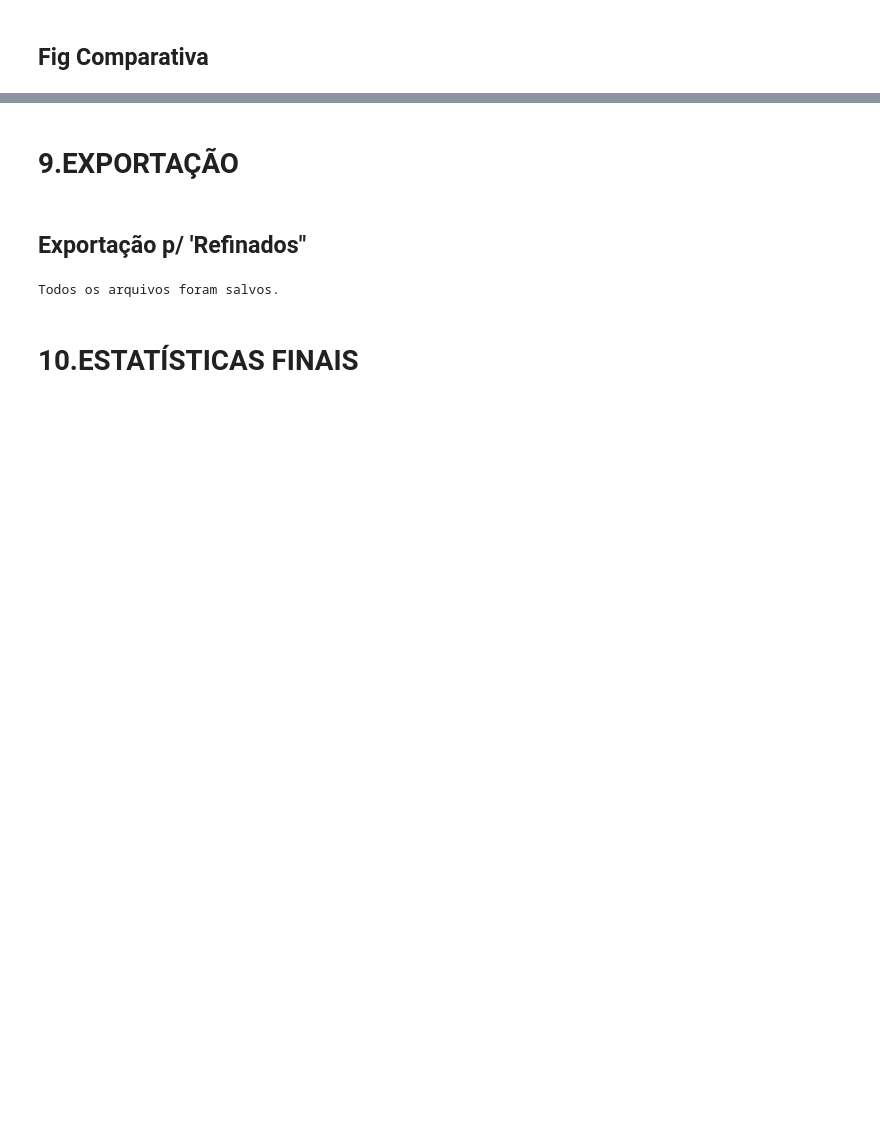
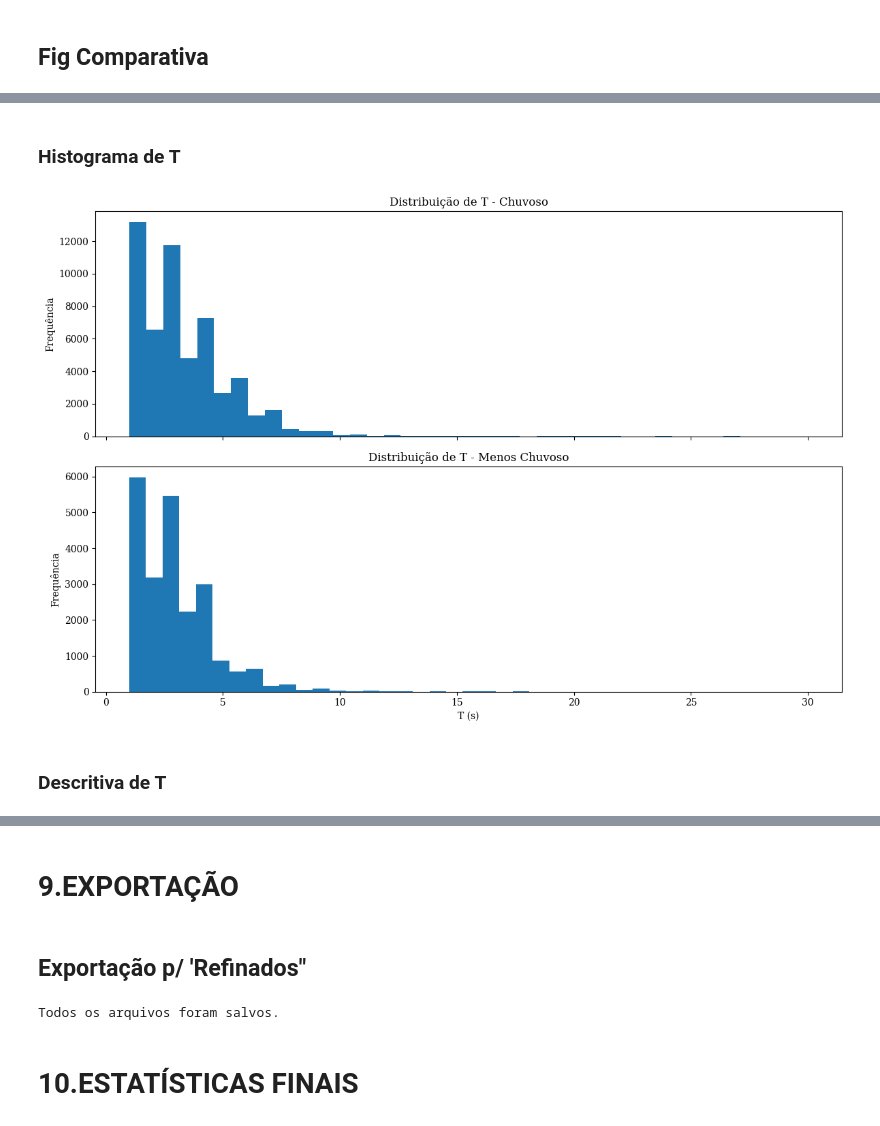
Before and after one commit to zydanne-costa/Ondas_ADCP_SCO_Mar_Nov_2025, a Jupyter notebook: main_strk.ipynb, the cells around one changed output, grey strips where cells are left out. Saved outputs shown, nothing was run; the diff lists cells and outputs as text; code cells hidden in the pictures; blank space fills up the shorter version.

```diff
--- a/main_strk.ipynb
+++ b/main_strk.ipynb
@@ -1231,0 +1499,55 @@ plt.show()
+# %% [markdown]
+### Histograma de T
+# %%
+# =========================================================
+# HISTOGRAMA DOS PERÍODOS
+# =========================================================
+
+fig, ax = plt.subplots(
+    2, # 2 linhas
+    1, # 1 coluna
+    figsize=(12,8),
+    sharex=True
+)
+
+# chuvoso
+
+ax[0].hist(
+    df_ondas_CHU['B1_T'].dropna(),
+    bins=40
+)
+
+ax[0].set_title(
+    'Distribuição de T - Chuvoso'
+)
+
+ax[0].set_ylabel(
+    'Frequência'
+)
+
+# seco
+
+ax[1].hist(
+    df_ondas_SEC['B1_T'].dropna(),
+    bins=40
+)
+
+ax[1].set_title(
+    'Distribuição de T - Menos Chuvoso'
+)
+
+ax[1].set_xlabel(
+    'T (s)'
+)
+
+ax[1].set_ylabel(
+    'Frequência'
+)
+
+plt.tight_layout()
+
+plt.show()
+# %% [output]
+[figure, added]
+# %% [markdown]
+### Descritiva de T
```
Also changed, not shown: parts of 21 cells of this notebook.
